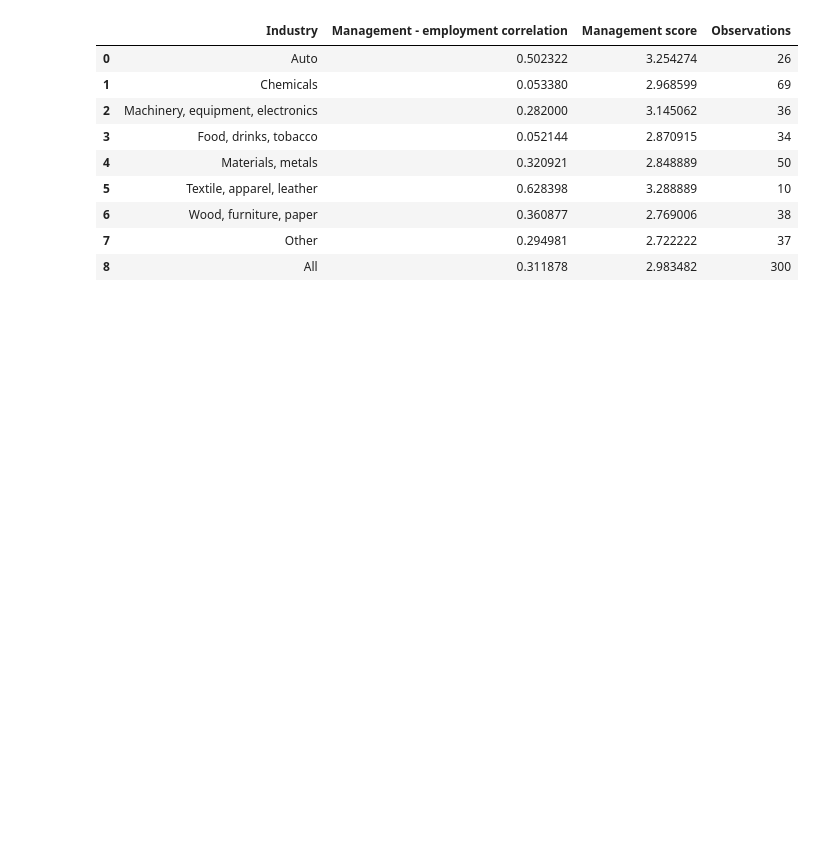
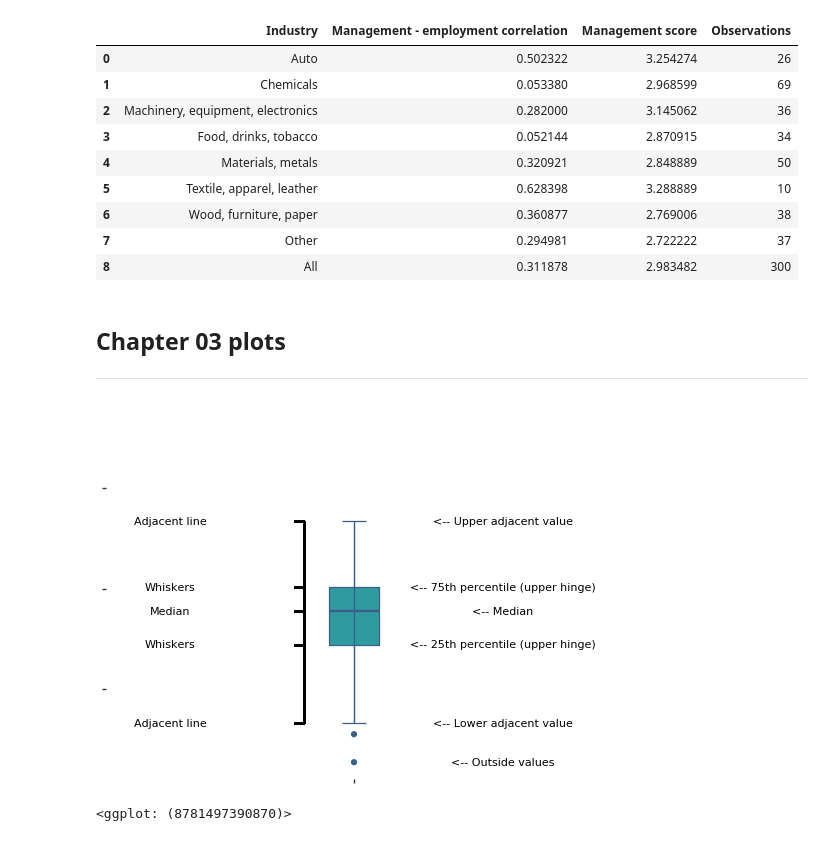
Before and after one commit to zholler/da_case_studies, a Jupyter notebook: ch04-management-firm-size/ch04_wms_management_size.ipynb, the cells around one changed output. Drawn from its saved outputs; the diff is of its cells as text; code cells hidden in the pictures; blank space fills up the shorter version.

```diff
--- a/ch04-management-firm-size/ch04_wms_management_size.ipynb
+++ b/ch04-management-firm-size/ch04_wms_management_size.ipynb
@@ -569,3 +574,75 @@ table41
 | 6 | Wood, furniture, paper | 0.360877 | 2.769006 | 38 |
 | 7 | Other | 0.294981 | 2.722222 | 37 |
 | 8 | All | 0.311878 | 2.983482 | 300 |
+# %% [markdown]
+
+## Chapter 03 plots
+---------------------------------------------------------------
+# %%
+df2=df.filter(["emp3bins","management"]).query('emp3bins=="Small"')
+# %%
+q1=np.quantile(df2["management"],0.25)
+q2=np.quantile(df2["management"],0.5)
+q3=np.quantile(df2["management"],0.75)
+iqr=q3-q1
+ub=max(df2.loc[df2['management']<q3+1.5*iqr,"management"])
+lb=min(df2.loc[df2['management']>=q1-1.5*iqr,"management"])
+out_lb=min(df2['management'])
+min=min(df['management'])
+max=max(df['management'])
+# %%
+ggplot(df2, aes(x="emp3bins", y="management")) + geom_boxplot(
+    color=color[0], fill=color[4], size=0.5, width=0.1, alpha=0.5, na_rm=True
+) + stat_boxplot(
+    geom="errorbar", width=0.05, color=color[0], size=0.5, na_rm=True
+) + scale_y_continuous(
+    limits=(min, max)
+) + annotate(
+    "text", x=1.3, y=ub, label="<-- Upper adjacent value",  size=8
+) + annotate(
+    "text", x=1.3, y=q3, label="<-- 75th percentile (upper hinge)",  size=8
+) + annotate(
+    "text", x=1.3, y=q2, label="<-- Median",  size=8
+) + annotate(
+    "text", x=1.3, y=q1, label="<-- 25th percentile (upper hinge)",  size=8
+) + annotate(
+    "text", x=1.3, y=lb, label="<-- Lower adjacent value",  size=8
+) + annotate(
+    "text", x=1.3, y=out_lb, label="<-- Outside values",  size=8
+) + annotate(
+    "text", x=0.63, y=ub, label="Adjacent line",  size=8
+) + annotate(
+    "text", x=0.63, y=q3, label="Whiskers",  size=8
+) + annotate(
+    "text", x=0.63, y=q2, label="Median",  size=8
+) + annotate(
+    "text", x=0.63, y=q1, label="Whiskers",  size=8
+) + annotate(
+    "text", x=0.63, y=lb, label="Adjacent line",  size=8
+) + geom_segment(
+    aes(x=0.9, y=lb, xend=0.9, yend=ub)
+) + geom_segment(
+    aes(x=0.88, y=lb, xend=0.9, yend=lb)
+) + geom_segment(
+    aes(x=0.88, y=q1, xend=0.9, yend=q1)
+) + geom_segment(
+    aes(x=0.88, y=q2, xend=0.9, yend=q2)
+) + geom_segment(
+    aes(x=0.88, y=q3, xend=0.9, yend=q3)
+) + geom_segment(
+    aes(x=0.88, y=ub, xend=0.9, yend=ub)
+) + theme_bw() + theme(
+    axis_title_x=element_blank(),
+    axis_line_x=element_blank(),
+    #axis_ticks_x=element_blank(),
+    axis_text_x=element_blank(),
+    axis_title_y=element_blank(),
+    axis_line_y=element_blank(),
+    #axis_ticks_y=element_blank(),
+    axis_text_y=element_blank(),
+    panel_grid=element_blank(),
+    panel_border=element_blank(),
+)
+# %% [output]
+[figure, added]
+<ggplot: (8781497390870)>
```
Also changed, not shown: parts of 14 cells of this notebook, 23 other files.
